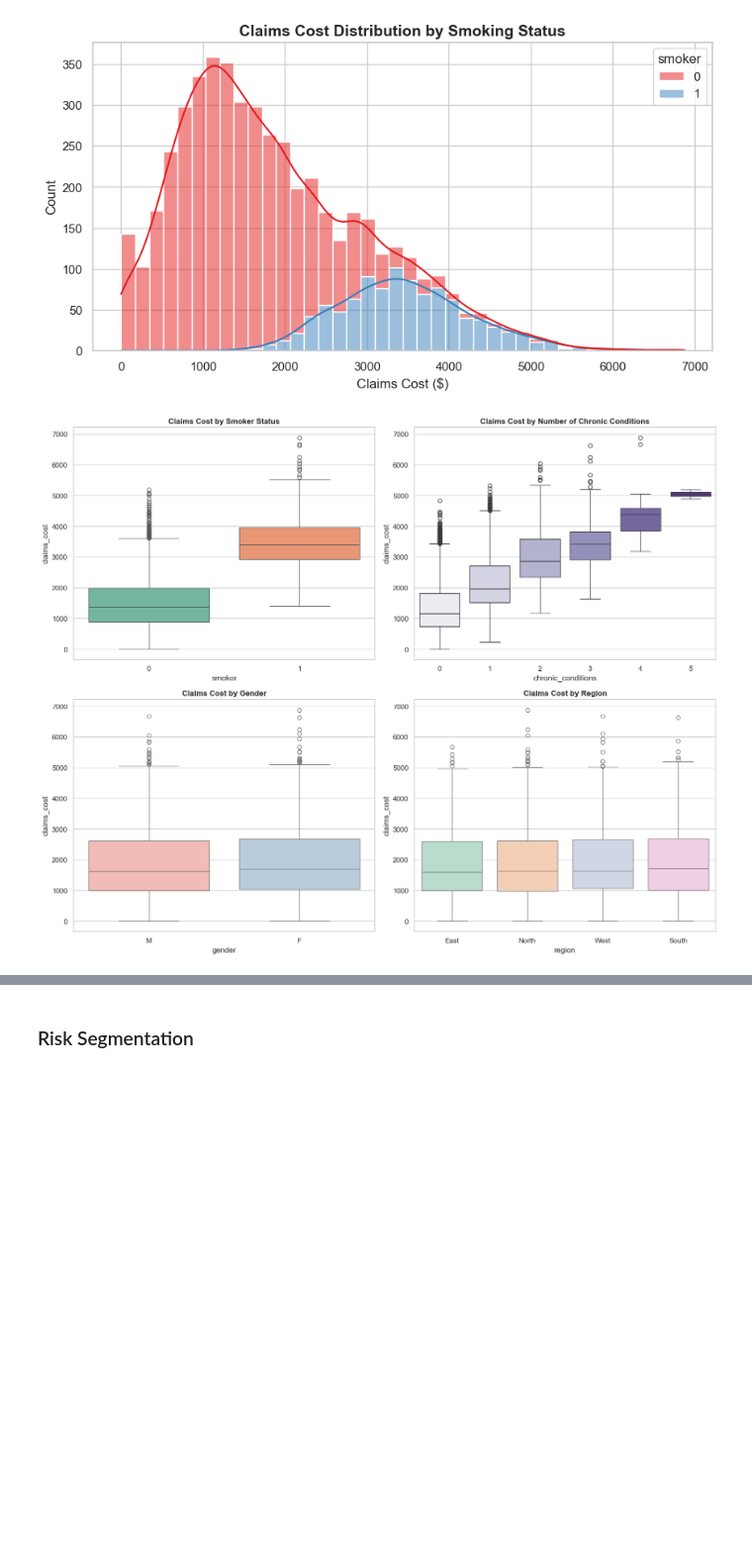
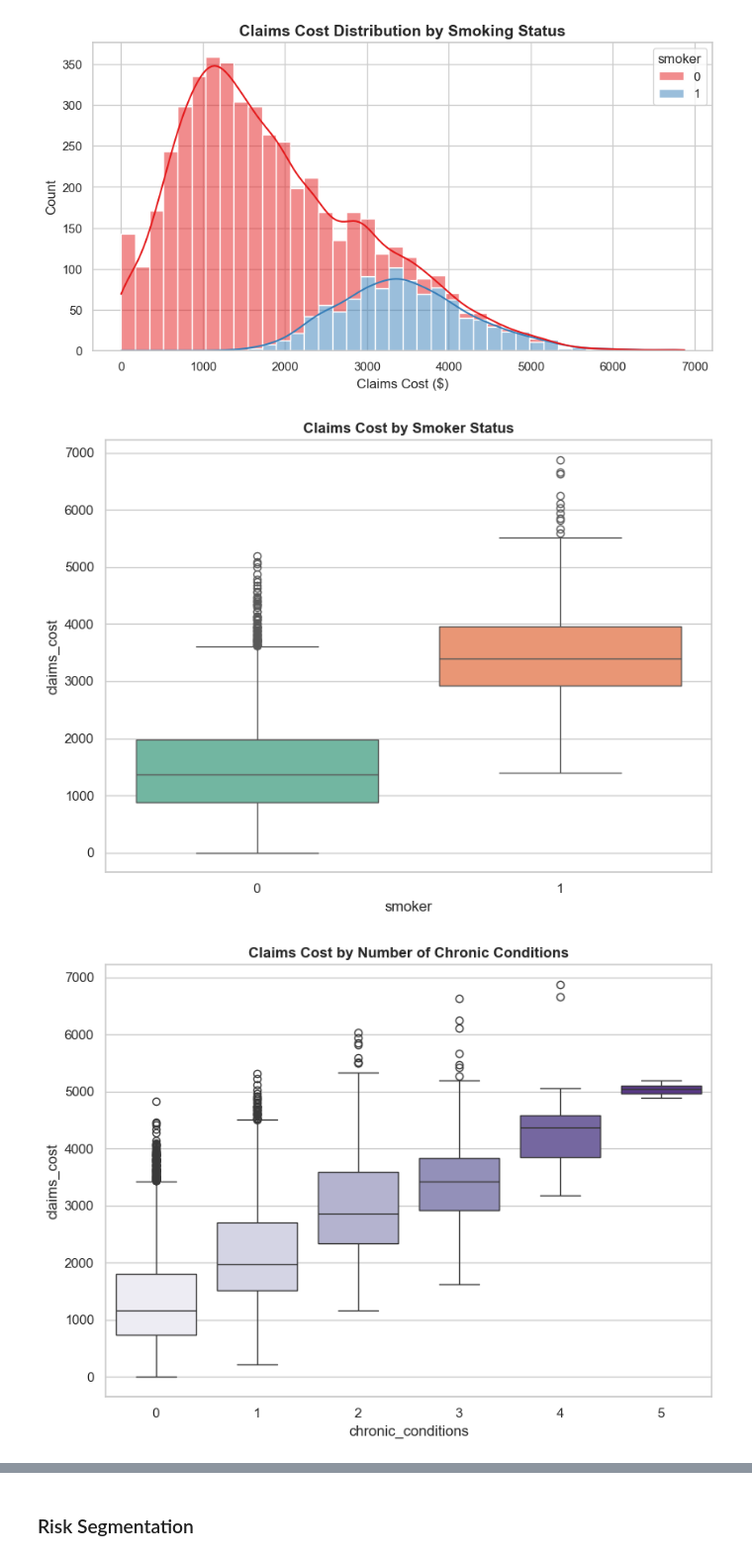
Before and after one commit to Kurodataio/Health-Insurance-Claims, a Jupyter notebook: health-insurance-claims.ipynb, the cells around one changed output, grey strips where cells are left out. Shown at 99% size. Saved outputs shown, nothing was run; the diff lists cells and outputs as text; code cells hidden in the pictures; blank space fills up the shorter version.

Commit message:
Save individual plots from Categorical plots

```diff
--- a/health-insurance-claims.ipynb
+++ b/health-insurance-claims.ipynb
@@ -119,21 +127,41 @@ plt.show()
 # %%
-# Plot 4: Categorical Features Analysis (Smoker, Chronic Conditions, Gender, Region)
-fig, axes = plt.subplots(2, 2, figsize=(15, 12))
+# Categorical Plots
 
-sns.boxplot(data=df, x='smoker', y='claims_cost', ax=axes[0,0], palette='Set2')
-axes[0,0].set_title('Claims Cost by Smoker Status', fontweight='bold')
+# 1. Smoker Status Plot
+plt.figure(figsize=(8, 6))
+sns.boxplot(data=df, x='smoker', y='claims_cost', palette='Set2')
+plt.title('Claims Cost by Smoker Status', fontweight='bold')
+plt.tight_layout()
+plt.savefig("images/Claims_Cost_by_Smoker_Status.png")
+plt.show()
+plt.close()
 
-sns.boxplot(data=df, x='chronic_conditions', y='claims_cost', ax=axes[0,1], palette='Purples')
-axes[0,1].set_title('Claims Cost by Number of Chronic Conditions', fontweight='bold')
+# 2. Chronic Conditions Plot
+plt.figure(figsize=(8, 6))
+sns.boxplot(data=df, x='chronic_conditions', y='claims_cost', palette='Purples')
+plt.title('Claims Cost by Number of Chronic Conditions', fontweight='bold')
+plt.tight_layout()
+plt.savefig("images/Claims_Cost_by_Chronic_Conditions.png")
+plt.show()
+plt.close()
 
-sns.boxplot(data=df, x='gender', y='claims_cost', ax=axes[1,0], palette='Pastel1')
-axes[1,0].set_title('Claims Cost by Gender', fontweight='bold')
+# 3. Gender Plot
+plt.figure(figsize=(8, 6))
+sns.boxplot(data=df, x='gender', y='claims_cost', palette='Pastel1')
+plt.title('Claims Cost by Gender', fontweight='bold')
+plt.tight_layout()
+plt.savefig("images/Claims_Cost_by_Gender.png")
+plt.show()
+plt.close()
 
-sns.boxplot(data=df, x='region', y='claims_cost', ax=axes[1,1], palette='Pastel2')
-axes[1,1].set_title('Claims Cost by Region', fontweight='bold')
-
+# 4. Region Plot
+plt.figure(figsize=(8, 6))
+sns.boxplot(data=df, x='region', y='claims_cost', palette='Pastel2')
+plt.title('Claims Cost by Region', fontweight='bold')
 plt.tight_layout()
-plt.savefig("images/Categorical_Features_Analysis.png")  # Save Categorical Features Analysis
+plt.savefig("images/Claims_Cost_by_Region.png")
 plt.show()
+plt.close()
 # %% [output]
-[figure, old version]
+[figure, new version]
+[figure, added]
```
Also changed, not shown: parts of 3 cells of this notebook, 5 other files.
